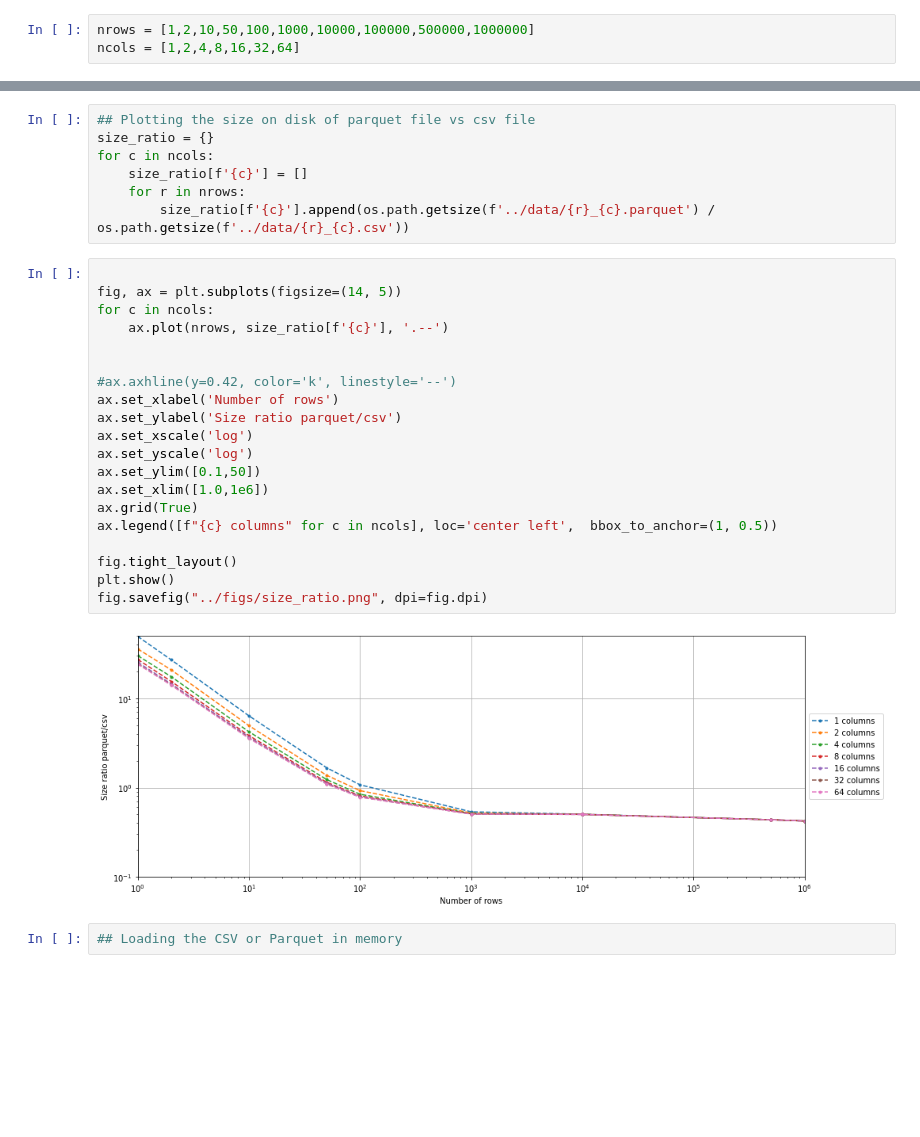
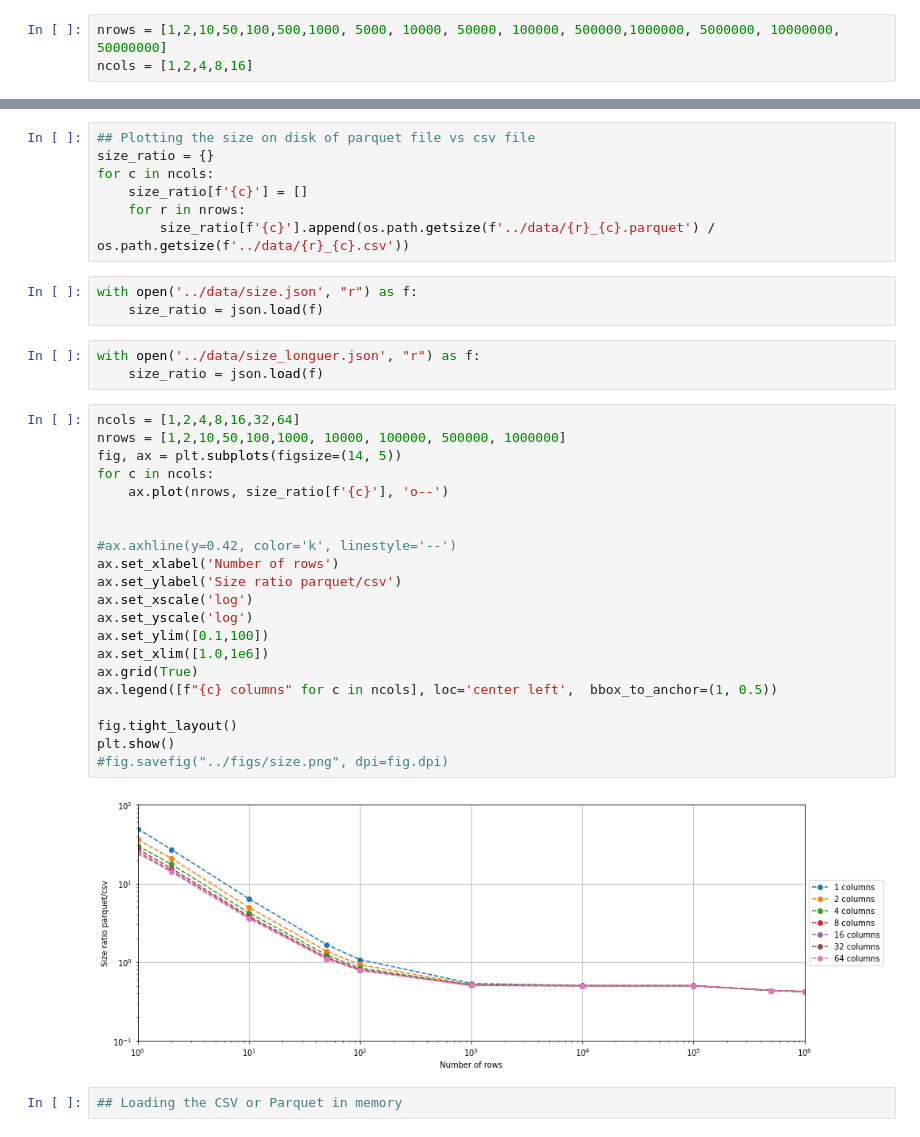
Before and after one commit to pbisaillon/csv_parquet, a Jupyter notebook: notebooks/generate.ipynb, the cells around one changed output, grey strips where cells are left out. Cells and saved outputs as stored; diff of their text form; blank space fills up the shorter version.

```diff
--- a/notebooks/generate.ipynb
+++ b/notebooks/generate.ipynb
@@ -10,8 +10,8 @@ import matplotlib.pyplot as plt
 # %%
 # We will compare the time it takes to load files into pandas from a CSV file and Parquet
 # %%
-nrows = [1,2,10,50,100,1000,10000,100000,500000,1000000]
-ncols = [1,2,4,8,16,32,64]
+nrows = [1,2,10,50,100,500,1000, 5000, 10000, 50000, 100000, 500000,1000000, 5000000, 10000000, 50000000]
+ncols = [1,2,4,8,16]
 # %%
 for c in ncols:
     for r in nrows:
@@ -32,28 +32,35 @@ for c in ncols:
     size_ratio[f'{c}'] = []
     for r in nrows:
         size_ratio[f'{c}'].append(os.path.getsize(f'../data/{r}_{c}.parquet') / os.path.getsize(f'../data/{r}_{c}.csv'))
+# %%
+with open('../data/size.json', "r") as f:
+    size_ratio = json.load(f)
+# %%
+with open('../data/size_longuer.json', "r") as f:
+    size_ratio = json.load(f)
 # %%
-
+ncols = [1,2,4,8,16,32,64]
+nrows = [1,2,10,50,100,1000, 10000, 100000, 500000, 1000000]
 fig, ax = plt.subplots(figsize=(14, 5))
 for c in ncols:
-    ax.plot(nrows, size_ratio[f'{c}'], '.--')
+    ax.plot(nrows, size_ratio[f'{c}'], 'o--')
 
 
 #ax.axhline(y=0.42, color='k', linestyle='--')
 ax.set_xlabel('Number of rows')
 ax.set_ylabel('Size ratio parquet/csv')
 ax.set_xscale('log')
 ax.set_yscale('log')
-ax.set_ylim([0.1,50])
+ax.set_ylim([0.1,100])
 ax.set_xlim([1.0,1e6])
 ax.grid(True)
 ax.legend([f"{c} columns" for c in ncols], loc='center left',  bbox_to_anchor=(1, 0.5))
 
 fig.tight_layout()
 plt.show()
-fig.savefig("../figs/size_ratio.png", dpi=fig.dpi)
+#fig.savefig("../figs/size.png", dpi=fig.dpi)
 # %% [output]
-[figure, old version]
+[figure, new version]
 # %%
 ## Loading the CSV or Parquet in memory
 # %%
```
Also changed, not shown: parts of 15 cells of this notebook.
